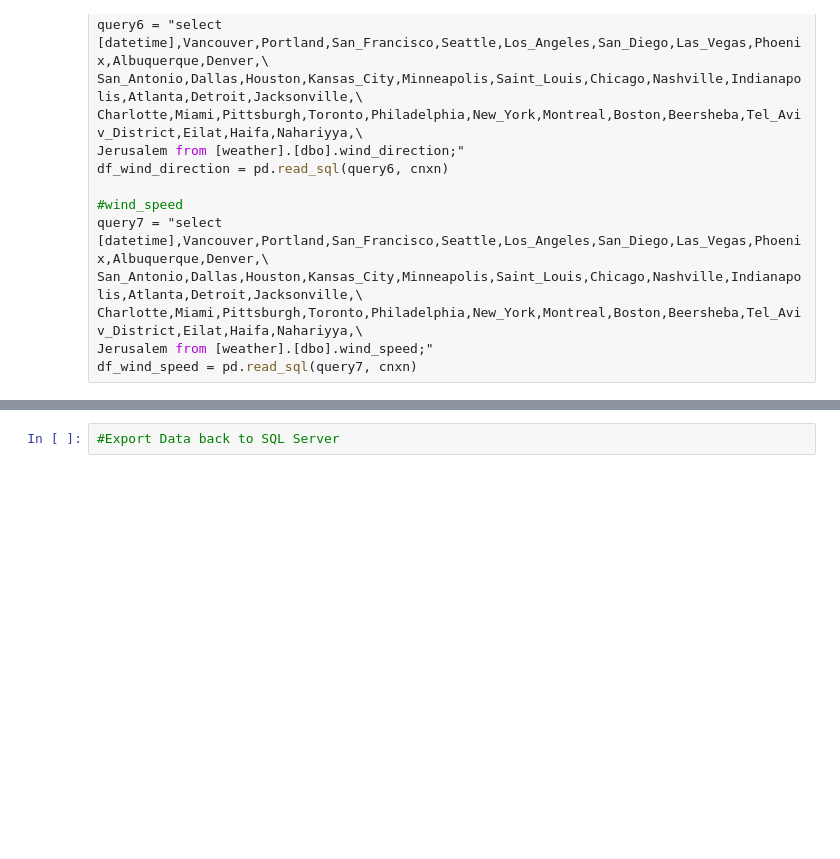
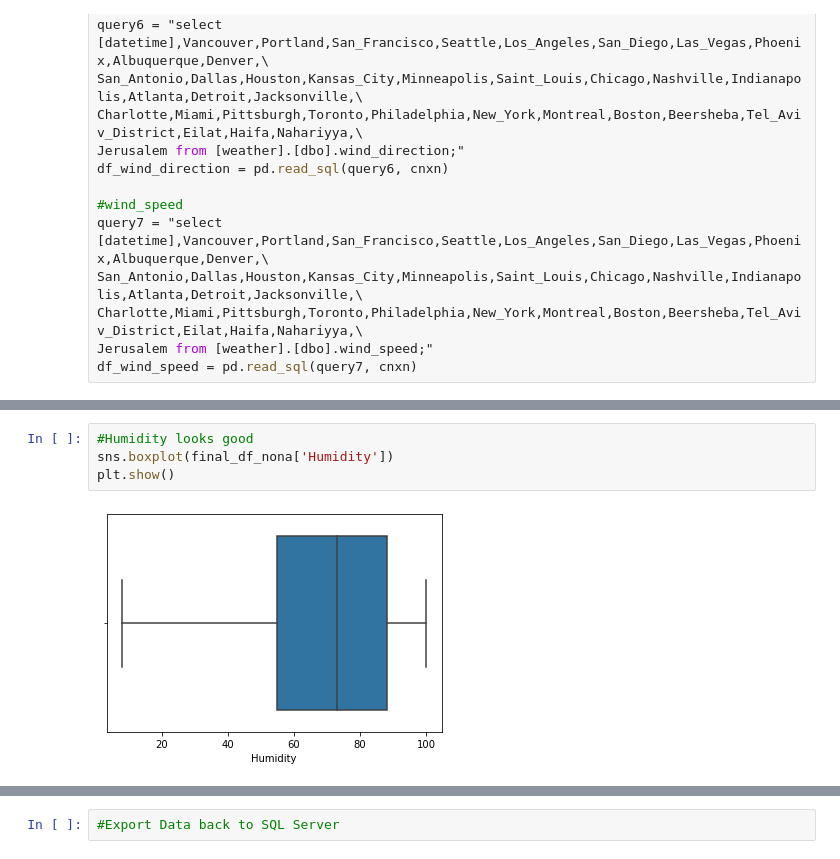
Before and after one commit to ESolomonDev/BestFinalProject, a Jupyter notebook: ImportDataAndTrainModel.ipynb, the cells around one changed output, grey strips where cells are left out. Saved outputs shown, nothing was run; the diff lists cells and outputs as text; blank space fills up the shorter version.

```diff
--- a/ImportDataAndTrainModel.ipynb
+++ b/ImportDataAndTrainModel.ipynb
@@ -84,0 +244,6 @@ df_city_attributes.head()
+# %%
+#Humidity looks good
+sns.boxplot(final_df_nona['Humidity'])
+plt.show()
+# %% [output]
+[figure, added]
```
Also changed, not shown: parts of 81 cells of this notebook, 10 other files.
